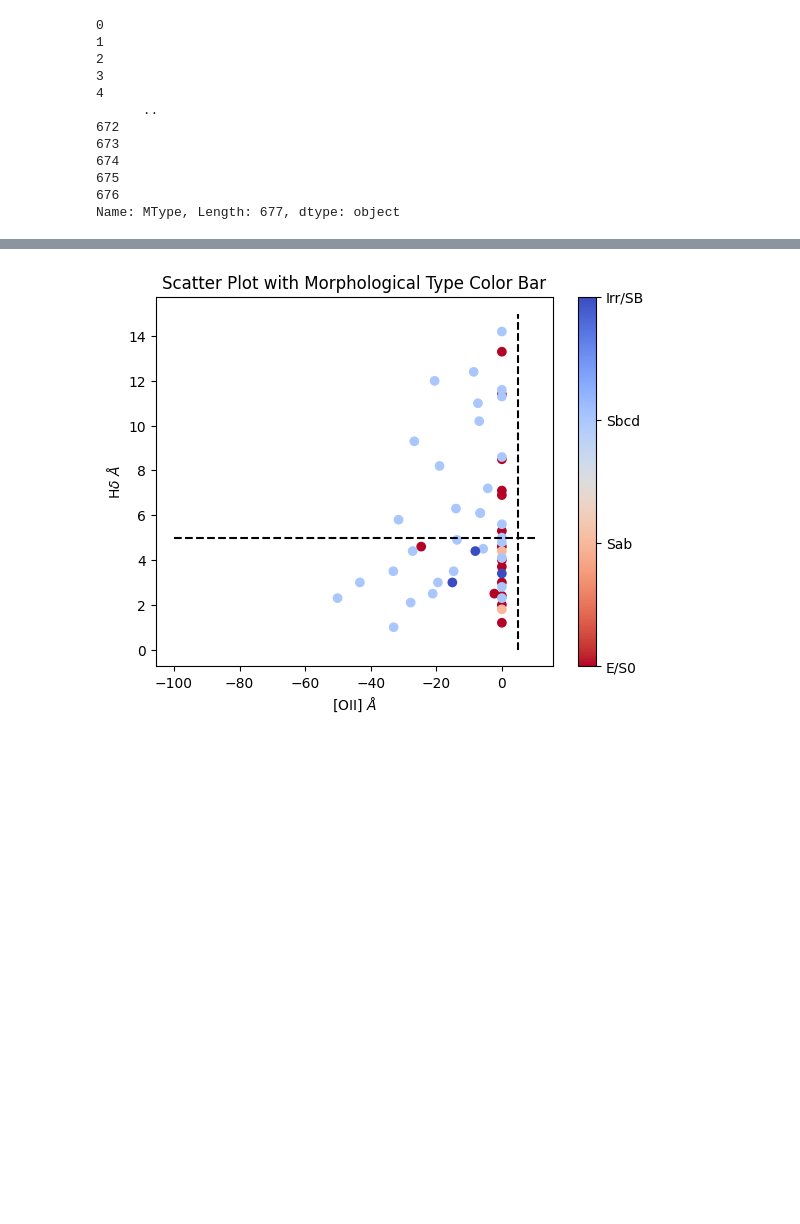
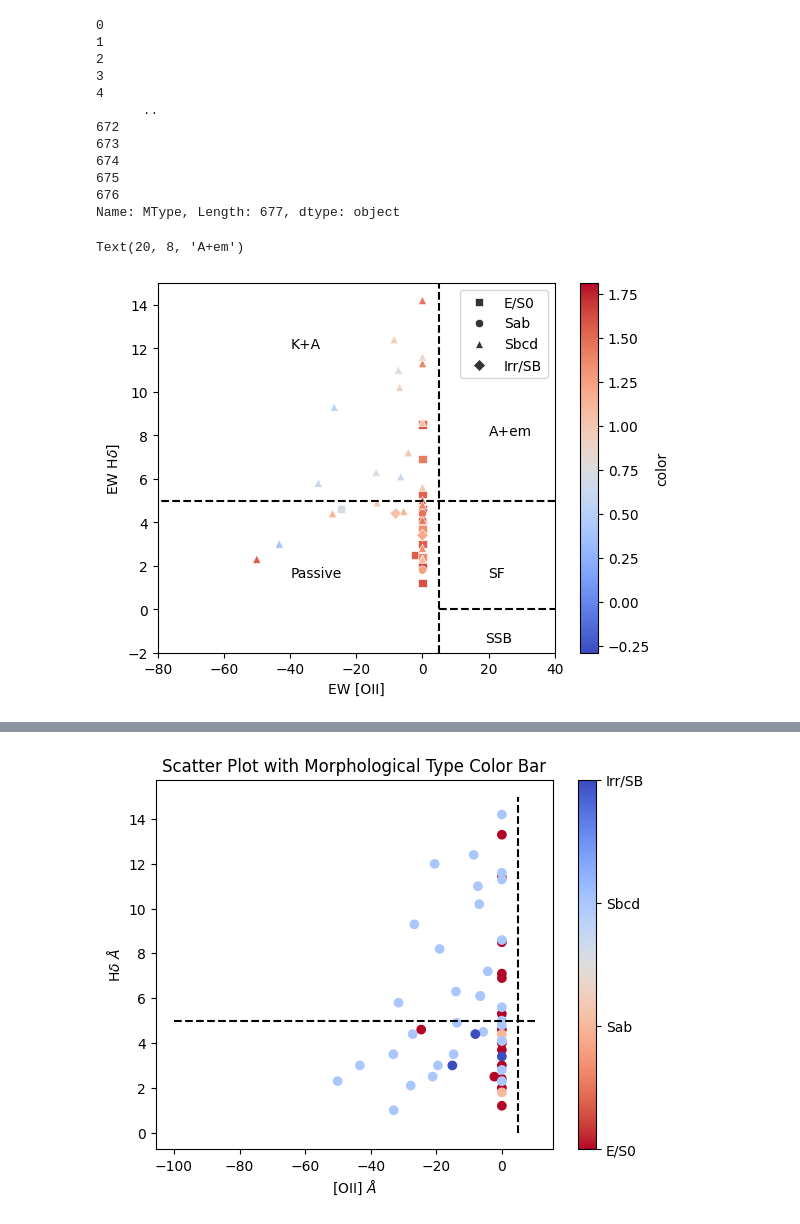
Before and after one commit to patito-mary/egdatos, a Jupyter notebook: manejodedatos.ipynb, the cells around one changed output, grey strips where cells are left out. Drawn from its saved outputs; the diff is of its cells as text; code cells hidden in the pictures; blank space fills up the shorter version.

Commit message:
se agrega modificacion de manejo de datos ekis de looooooollllll

```diff
--- a/manejodedatos.ipynb
+++ b/manejodedatos.ipynb
@@ -104,0 +108,30 @@ import seaborn as sns
+# %%
+#plot de datos scattereado
+scatter_plot = sns.scatterplot(x=cluster2['[OII]'], y=cluster2['Hdelta'], hue='ColGB', style='MType', data= cluster2, markers=markers, palette='coolwarm')
+plt.xlim(-80,40)
+plt.ylim(-2,15)
+plt.xlabel('EW [OII]')
+plt.ylabel('EW H$\delta$]')
+
+handles, labels = scatter_plot.get_legend_handles_labels()
+plt.legend(handles[7:12], labels[7:12])
+
+#colorbar
+sm = ScalarMappable(cmap='coolwarm')
+sm.set_array(cluster2['ColGB'])
+plt.colorbar(sm, label='color', ax=plt.gca())
+
+#lineas
+plt.hlines(5, -100, 40, linestyles='dashed', color='black')
+plt.vlines(5, -2, 15, linestyles='dashed', color='black')
+plt.hlines(0,5, 40, linestyles='dashed', color='black')
+
+#texto
+plt.text(-40,12,'K+A')
+plt.text(-40,1.5,'Passive')
+plt.text(20,1.5,'SF')
+plt.text(19,-1.5,'SSB')
+plt.text(20,8,'A+em')
+# %% [output]
+Text(20, 8, 'A+em')
+[figure, added]
```
Also changed, not shown: parts of 7 cells of this notebook.
